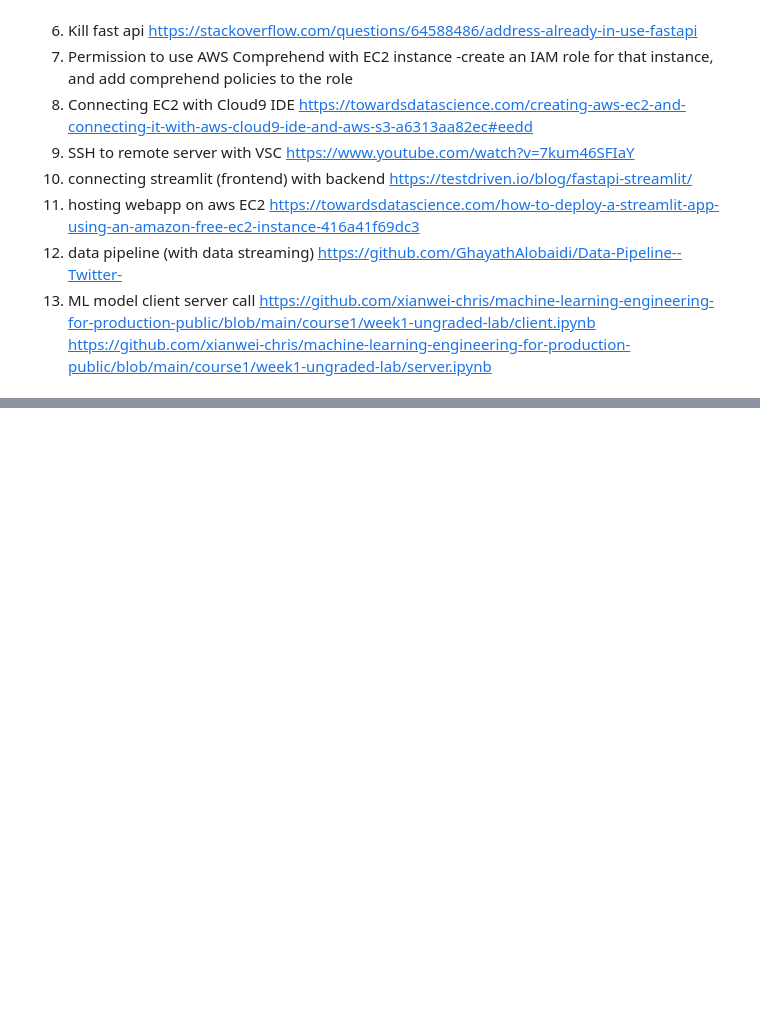
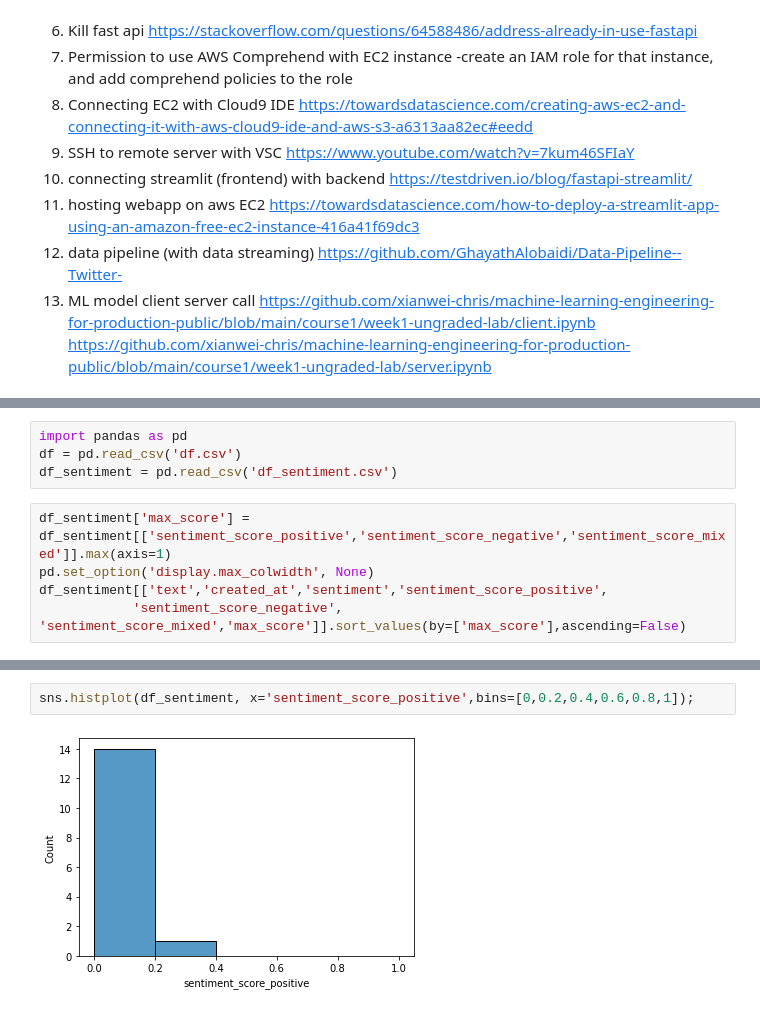
Before and after one commit to xianwei-chris/TwitterSentimentAnalysis, a Jupyter notebook: api_tutorial.ipynb, the cells around one changed output, grey strips where cells are left out. Cells and saved outputs as stored; diff of their text form; blank space fills up the shorter version.

```diff
--- a/api_tutorial.ipynb
+++ b/api_tutorial.ipynb
@@ -273,0 +276,9 @@ https://github.com/xianwei-chris/machine-learning-engineering-for-production-pub
+# %%
+import pandas as pd
+df = pd.read_csv('df.csv')
+df_sentiment = pd.read_csv('df_sentiment.csv')
+# %%
+df_sentiment['max_score'] = df_sentiment[['sentiment_score_positive','sentiment_score_negative','sentiment_score_mixed']].max(axis=1)
+pd.set_option('display.max_colwidth', None)
+df_sentiment[['text','created_at','sentiment','sentiment_score_positive',
+            'sentiment_score_negative', 'sentiment_score_mixed','max_score']].sort_values(by=['max_score'],ascending=False)
@@ -273,0 +302,4 @@ https://github.com/xianwei-chris/machine-learning-engineering-for-production-pub
+# %%
+sns.histplot(df_sentiment, x='sentiment_score_positive',bins=[0,0.2,0.4,0.6,0.8,1]);
+# %% [output]
+[figure, added]
```
Also changed, not shown: parts of 4 cells of this notebook, 2 other files.
